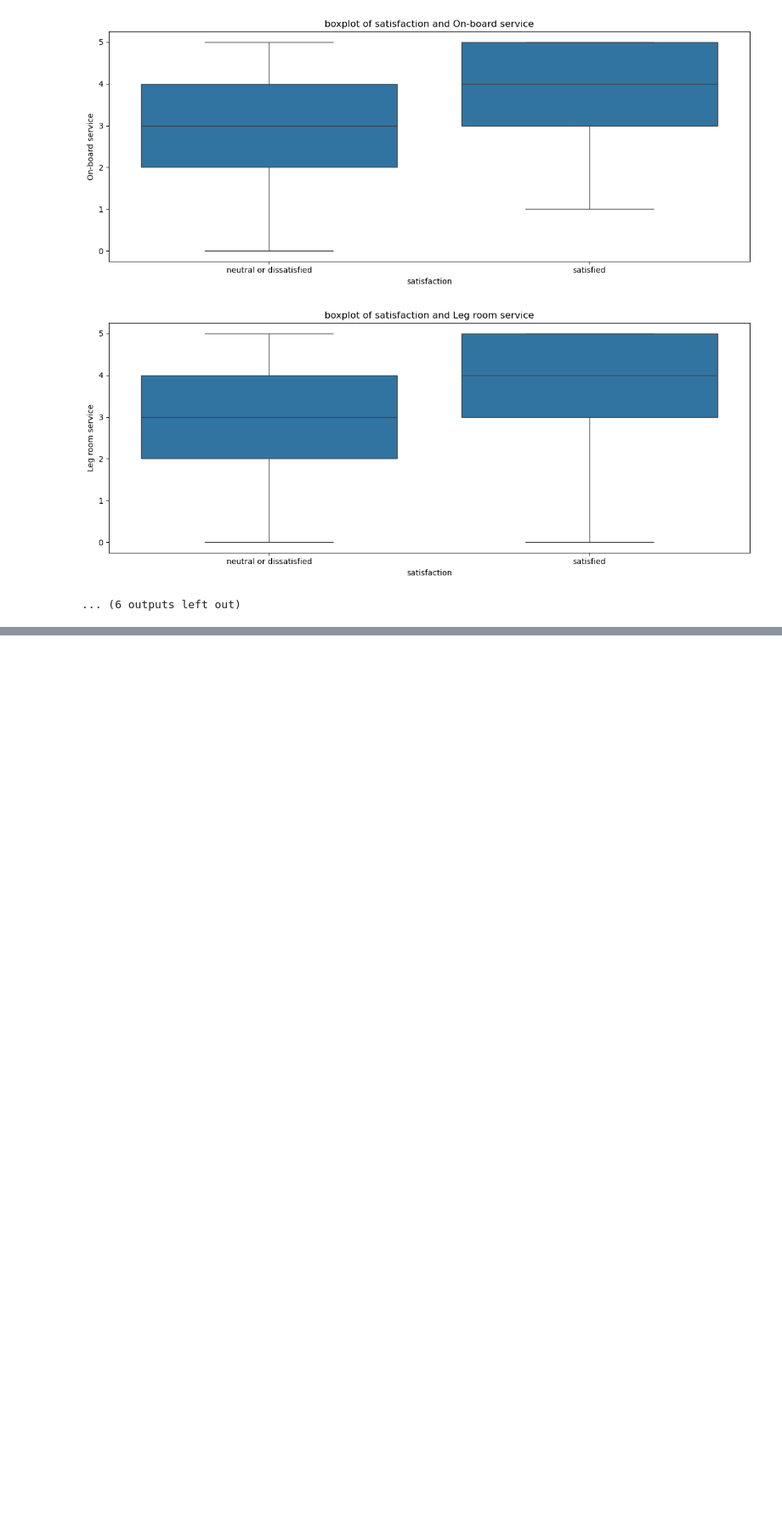
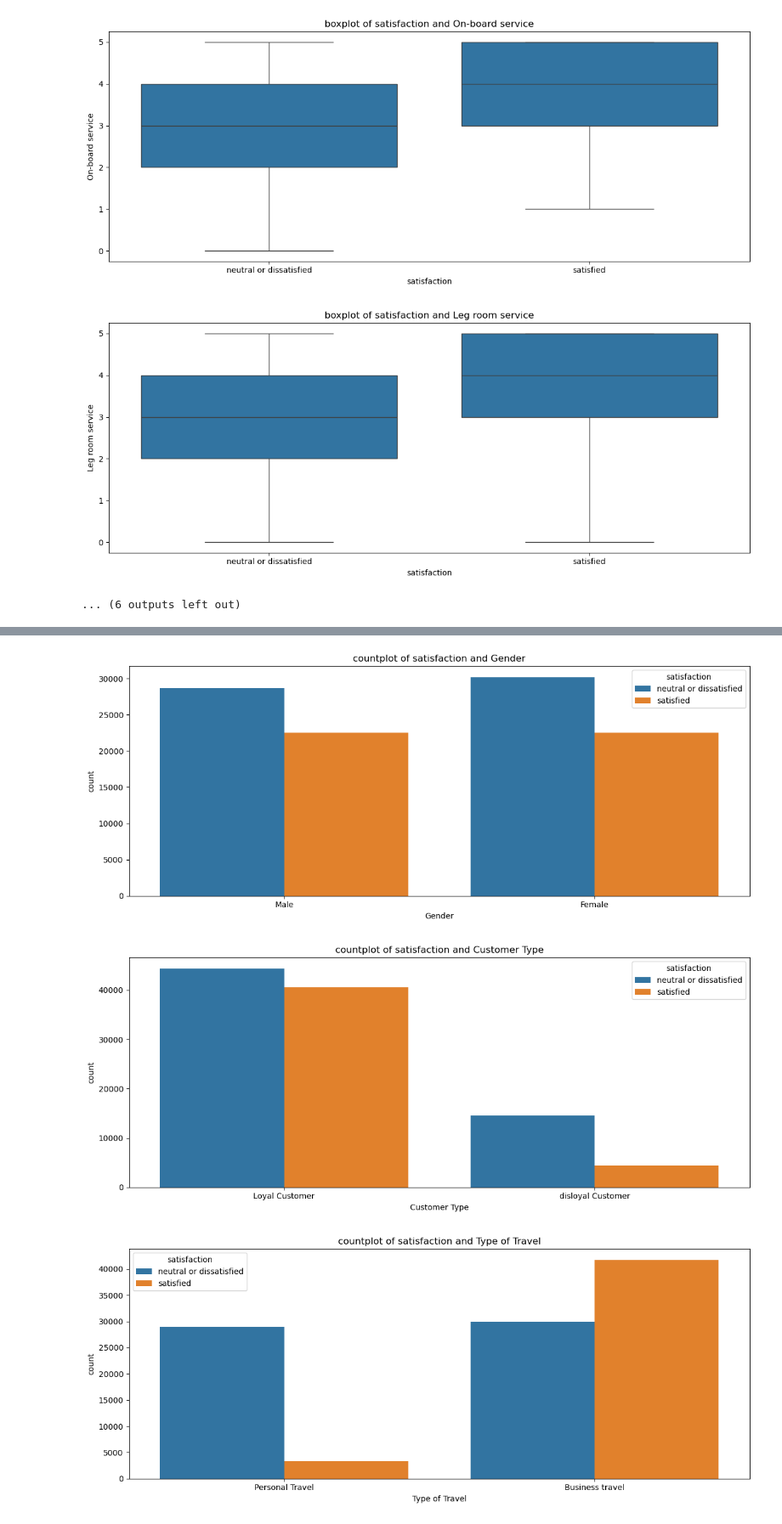
Before and after one commit to cURL-faraz/DecisionTree, a Jupyter notebook: docs/eda.ipynb, the cells around one changed output, grey strips where cells are left out. Shown at 85% size. Drawn from its saved outputs; the diff is of its cells as text; code cells hidden in the pictures; blank space fills up the shorter version.

Commit message:
feat: analyze and visualize relationship between descriptive features and satisfaction

```diff
--- a/docs/eda.ipynb
+++ b/docs/eda.ipynb
@@ -285,0 +317,17 @@ numerical_feat_target_boxplot()
+# %%
+# Visualizes satisfaction distribution for each category in descriptive features.
+
+def descriptive_feat_target_countplot():
+
+    for feat in list(columns_data_type["Descriptive"].keys())[:-1]:
+        plt.figure(figsize = (12,5))
+        sns.countplot(x = feat , hue = "satisfaction" , data = dataset)
+        plt.title(f"countplot of satisfaction and {feat}")
+        plt.tight_layout()
+        plt.show()
+
+descriptive_feat_target_countplot()
+# %% [output]
+[figure, added]
+[figure, added]
+[figure, added]
```
Also changed, not shown: parts of 2 cells of this notebook.
